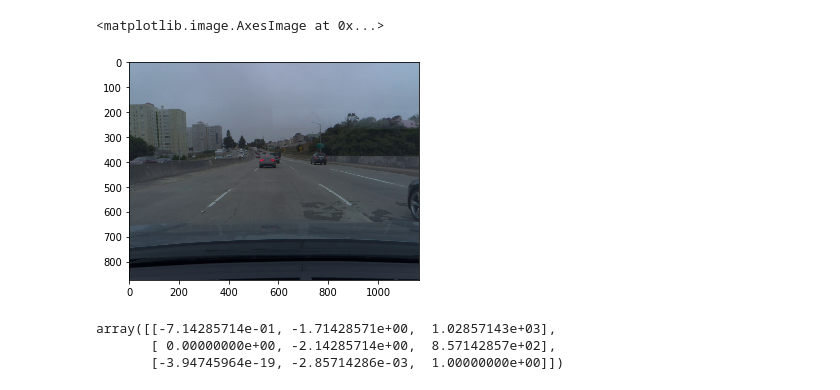
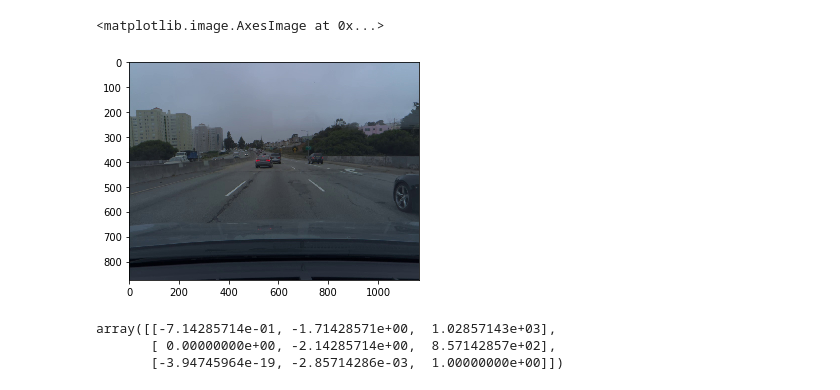
Before and after one commit to peter-popov/unhack-openpilot, a Jupyter notebook: nbs/prepare_image_comma.ipynb, the cells around one changed output. Saved outputs shown, nothing was run; the diff lists cells and outputs as text; code cells hidden in the pictures.

```diff
--- a/nbs/prepare_image_comma.ipynb
+++ b/nbs/prepare_image_comma.ipynb
@@ -1,15 +1,15 @@
 # %%
 from matplotlib.pyplot import imshow
 import numpy as np
 import cv2 as cv
 
 %matplotlib inline
-frame = cv.imread('../frames/farme_0401.jpg')
+frame = cv.imread('../data/frames/farme_0380.jpg')
 frame = cv.cvtColor(frame, cv.COLOR_BGR2RGB)
 imshow(frame)
 # %% [output]
 <matplotlib.image.AxesImage at 0x...>
-[figure, old version]
+[figure, new version]
 # %%
 src = np.array([[300,600],[420,500],[780,500], [900, 600]], np.float32)
 dst = np.array([[300,600],[300,500],[900,500], [900, 600]], np.float32)
```
Also changed, not shown: parts of 6 cells of this notebook.
